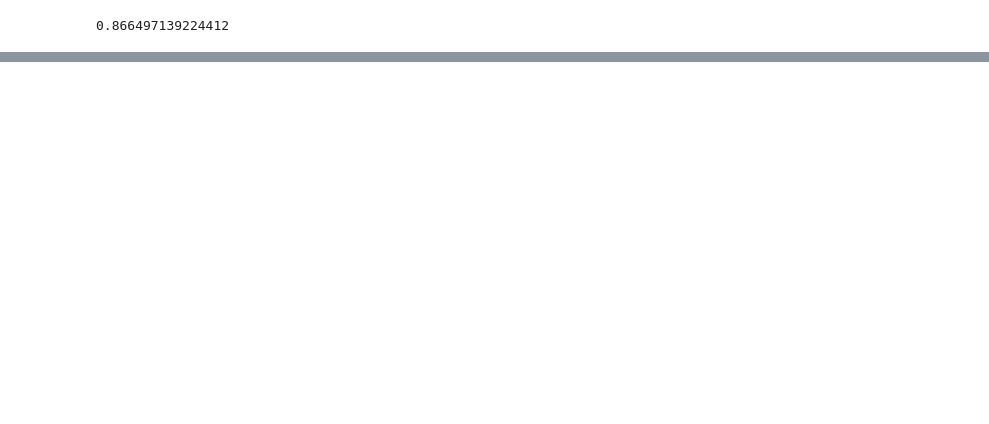
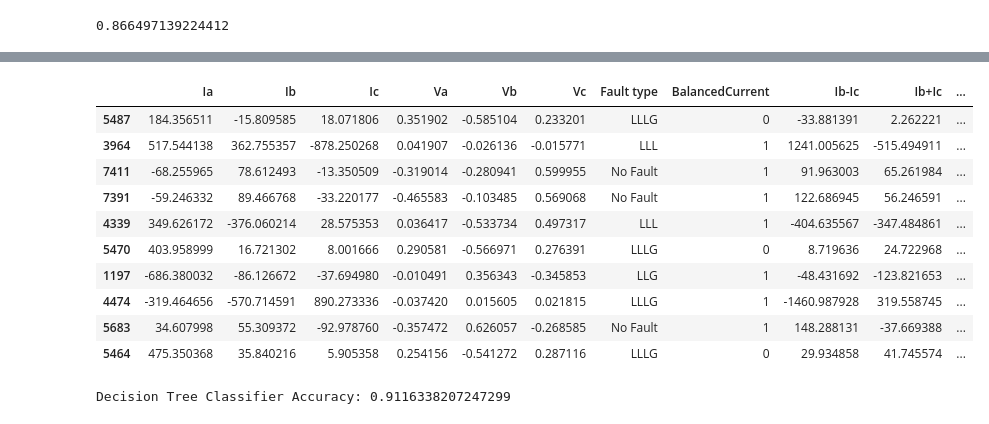
Before and after one commit to Yasir323/Electrical-Fault-detection-and-classification, a Jupyter notebook: Fault_classification.ipynb, the cells around one changed output, grey strips where cells are left out. Drawn from its saved outputs; the diff is of its cells as text; code cells hidden in the pictures; blank space fills up the shorter version.

```diff
--- a/Fault_classification.ipynb
+++ b/Fault_classification.ipynb
@@ -312,0 +376,22 @@ accuracy_score(y_test, tree_pred)
+# %%
+df['Vab'] = df['Va'] - df['Vb']
+df['Vbc'] = df['Vc'] - df['Vc']
+df['Vca'] = df['Vc'] - df['Va']
+df['Ia+Ib'] = df['Ia'] + df['Ib']
+df['Ic+Ia'] = df['Ic'] + df['Ia']
+df['Ia-Ib'] = df['Ia'] - df['Ib']
+df['Ic-Ia'] = df['Ic'] - df['Ia']
+# %%
+df.sample(10)
+# %% [output]
+|  | Ia | Ib | Ic | Va | Vb | Vc | Fault type | BalancedCurrent | Ib-Ic | Ib+Ic | ... |
+| 5487 | 184.356511 | -15.809585 | 18.071806 | 0.351902 | -0.585104 | 0.233201 | LLLG | 0 | -33.881391 | 2.262221 | ... |
+| 3964 | 517.544138 | 362.755357 | -878.250268 | 0.041907 | -0.026136 | -0.015771 | LLL | 1 | 1241.005625 | -515.494911 | ... |
+| 7411 | -68.255965 | 78.612493 | -13.350509 | -0.319014 | -0.280941 | 0.599955 | No Fault | 1 | 91.963003 | 65.261984 | ... |
+| 7391 | -59.246332 | 89.466768 | -33.220177 | -0.465583 | -0.103485 | 0.569068 | No Fault | 1 | 122.686945 | 56.246591 | ... |
+| 4339 | 349.626172 | -376.060214 | 28.575353 | 0.036417 | -0.533734 | 0.497317 | LLL | 1 | -404.635567 | -347.484861 | ... |
+| 5470 | 403.958999 | 16.721302 | 8.001666 | 0.290581 | -0.566971 | 0.276391 | LLLG | 0 | 8.719636 | 24.722968 | ... |
+| 1197 | -686.380032 | -86.126672 | -37.694980 | -0.010491 | 0.356343 | -0.345853 | LLG | 1 | -48.431692 | -123.821653 | ... |
+| 4474 | -319.464656 | -570.714591 | 890.273336 | -0.037420 | 0.015605 | 0.021815 | LLLG | 1 | -1460.987928 | 319.558745 | ... |
+| 5683 | 34.607998 | 55.309372 | -92.978760 | -0.357472 | 0.626057 | -0.268585 | No Fault | 1 | 148.288131 | -37.669388 | ... |
+| 5464 | 475.350368 | 35.840216 | 5.905358 | 0.254156 | -0.541272 | 0.287116 | LLLG | 0 | 29.934858 | 41.745574 | ... |
@@ -312,0 +402,7 @@ accuracy_score(y_test, tree_pred)
+# %%
+dt_clf = DecisionTreeClassifier(random_state=42)
+dt_clf.fit(X_train, y_train)
+dt_pred = dt_clf.predict(X_test)
+print(f'Decision Tree Classifier Accuracy: {accuracy_score(y_test, dt_pred)}')
+# %% [output]
+Decision Tree Classifier Accuracy: 0.9116338207247299
```
Also changed, not shown: parts of 54 cells of this notebook.
